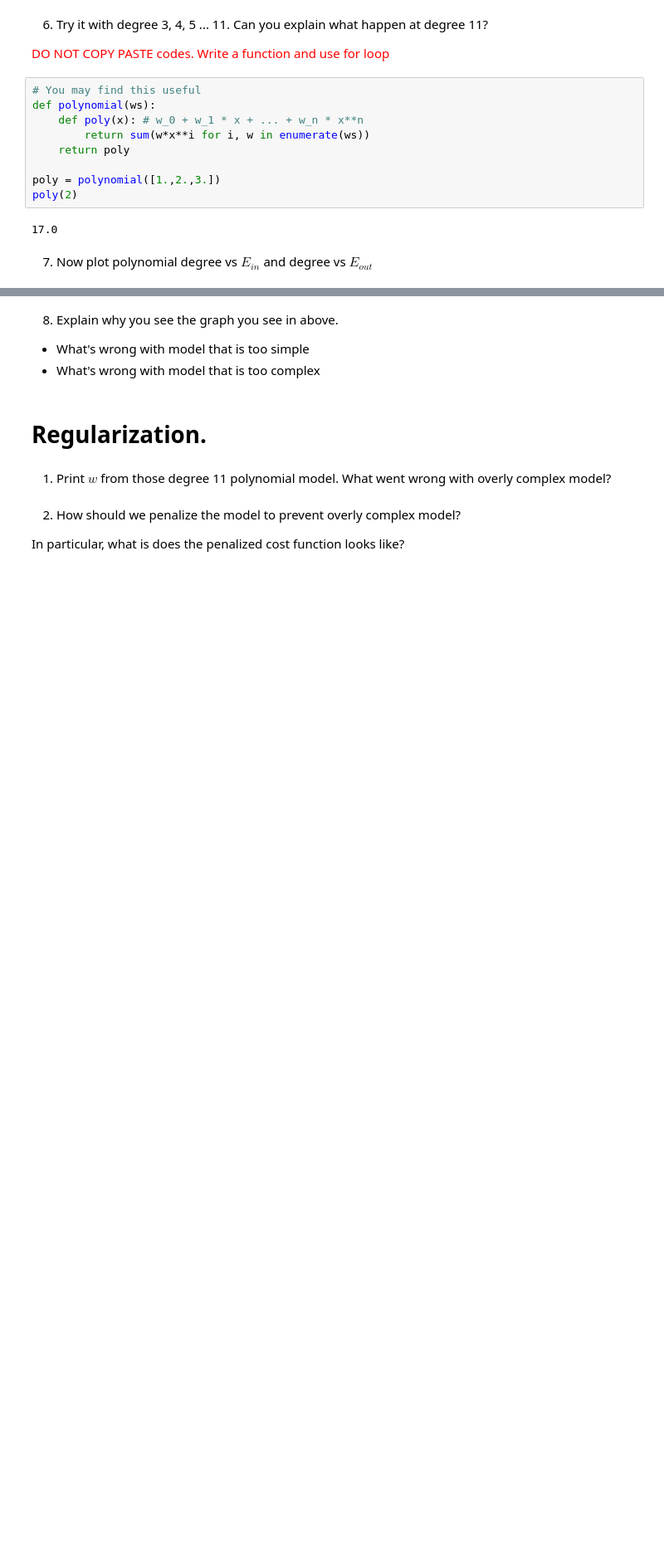
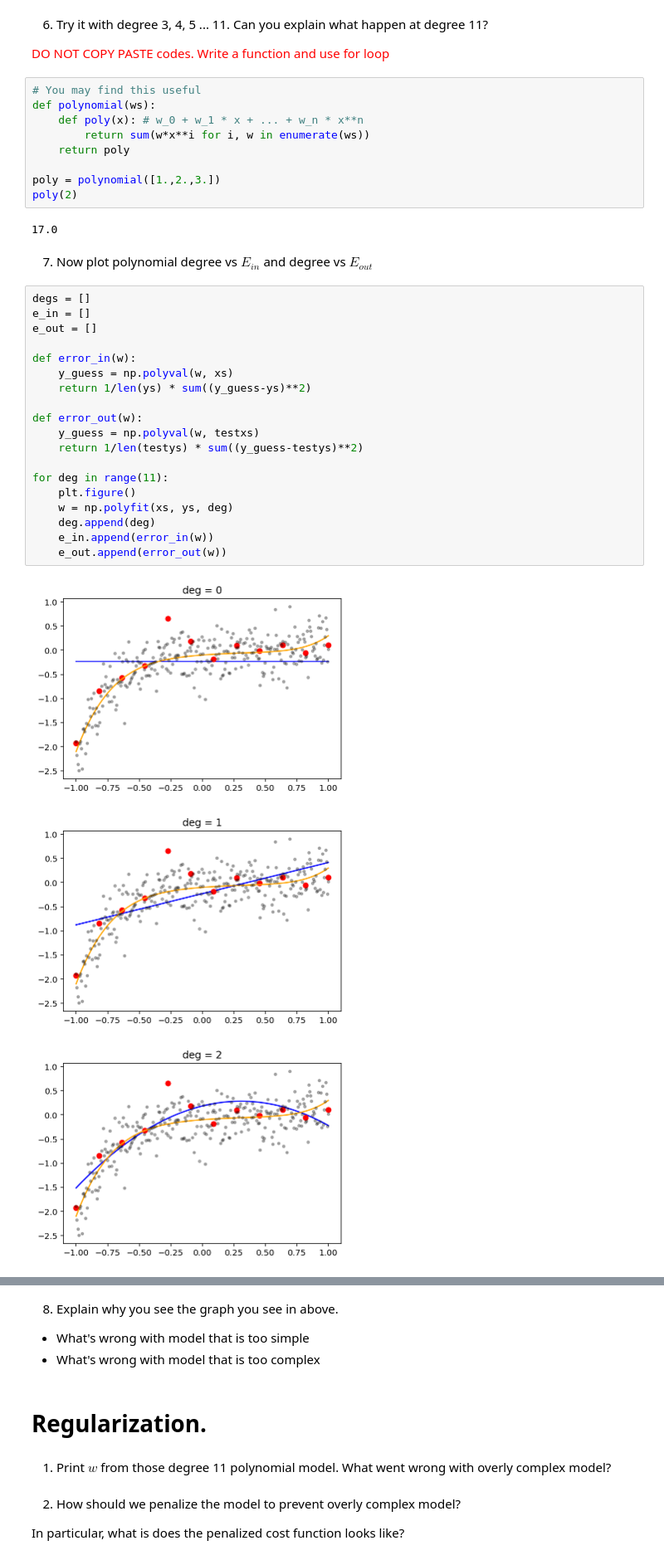
Before and after one commit to muic-pattern-rekt-2018/Exercise03-Generalization-Regularization, a Jupyter notebook: Exercise 03 Generalization and Regularization.ipynb, the cells around one changed output, grey strips where cells are left out. Shown at 83% size. Saved outputs shown, nothing was run; the diff lists cells and outputs as text; blank space fills up the shorter version.

```diff
--- a/Exercise 03 Generalization and Regularization.ipynb
+++ b/Exercise 03 Generalization and Regularization.ipynb
@@ -124,3 +134,26 @@ poly(2)
 17.0
 # %% [markdown]
 7) Now plot polynomial degree vs $E_{in}$ and degree vs $E_{out}$
+# %%
+degs = []
+e_in = []
+e_out = []
+
+def error_in(w):
+    y_guess = np.polyval(w, xs)
+    return 1/len(ys) * sum((y_guess-ys)**2)
+
+def error_out(w):
+    y_guess = np.polyval(w, testxs)
+    return 1/len(testys) * sum((y_guess-testys)**2)
+
+for deg in range(11):
+    plt.figure()
+    w = np.polyfit(xs, ys, deg)
+    deg.append(deg)
+    e_in.append(error_in(w))
+    e_out.append(error_out(w))
+# %% [output]
+[figure, added]
+[figure, added]
+[figure, added]
```
Also changed, not shown: parts of 2 cells of this notebook.
